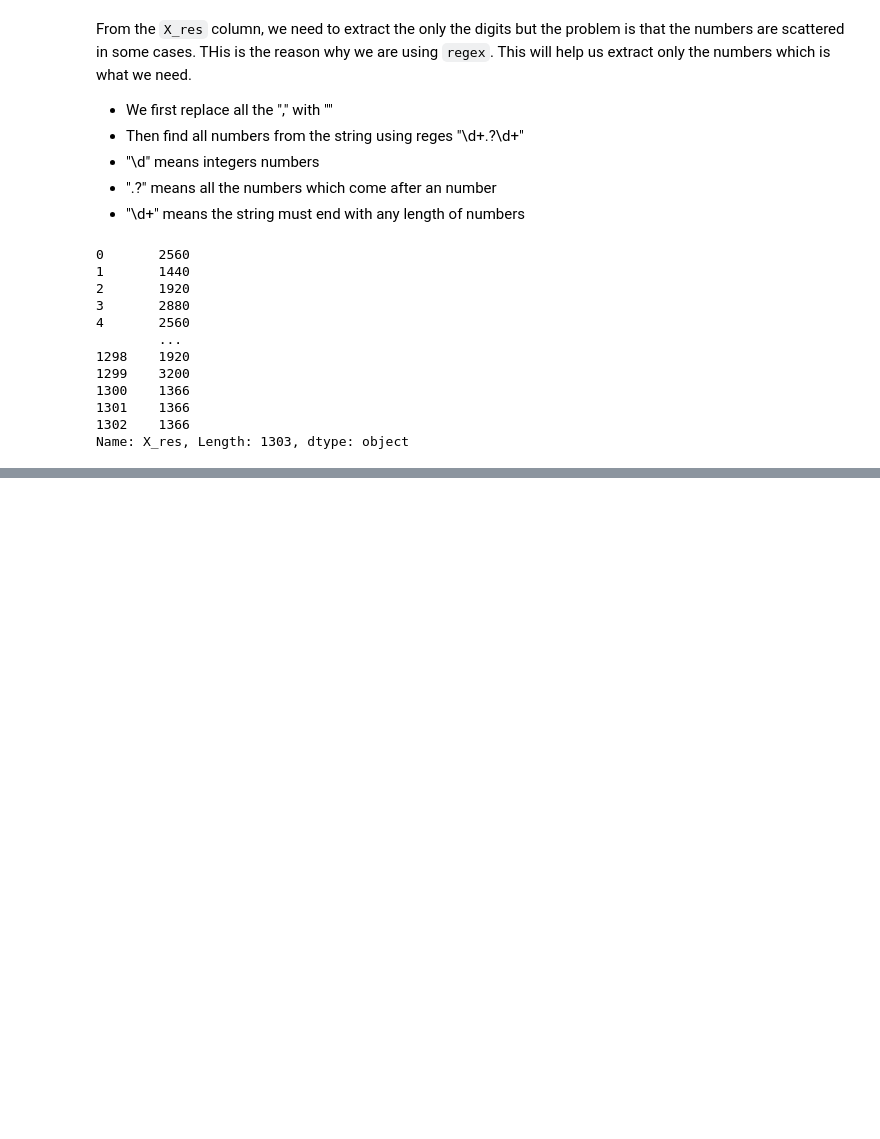
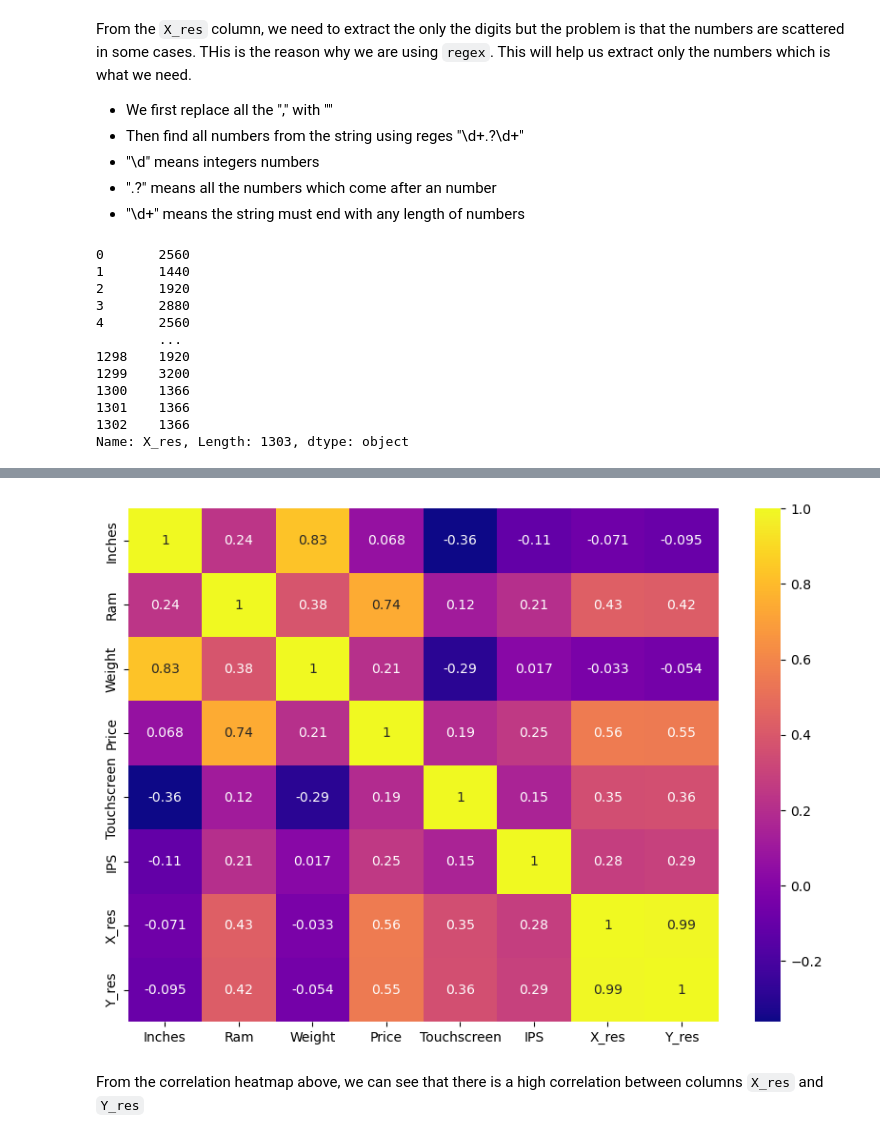
Before and after one commit to lawalsegun2025/laptop_price_predictor, a Jupyter notebook: laptop_price_predictor.ipynb, the cells around one changed output, grey strips where cells are left out. Saved outputs shown, nothing was run; the diff lists cells and outputs as text; code cells hidden in the pictures; blank space fills up the shorter version.

Commit message:
plot correlation heatmap

```diff
--- a/laptop_price_predictor.ipynb
+++ b/laptop_price_predictor.ipynb
@@ -414,0 +423,5 @@ Name: X_res, Length: 1303, dtype: object
+# %%
+df["X_res"] = df["X_res"].astype("int")
+df["Y_res"] = df["Y_res"].astype("int")
+
+df.info()
@@ -414,0 +446,8 @@ Name: X_res, Length: 1303, dtype: object
+# %%
+# Let's plot a correlation map
+plt.figure(figsize=(10, 7))
+sns.heatmap(df.corr(numeric_only=True), annot=True, cmap="plasma");
+# %% [output]
+[figure, added]
+# %% [markdown]
+From the correlation heatmap above, we can see that there is a high correlation between columns `X_res` and `Y_res`
```
Also changed, not shown: parts of 8 cells of this notebook.
